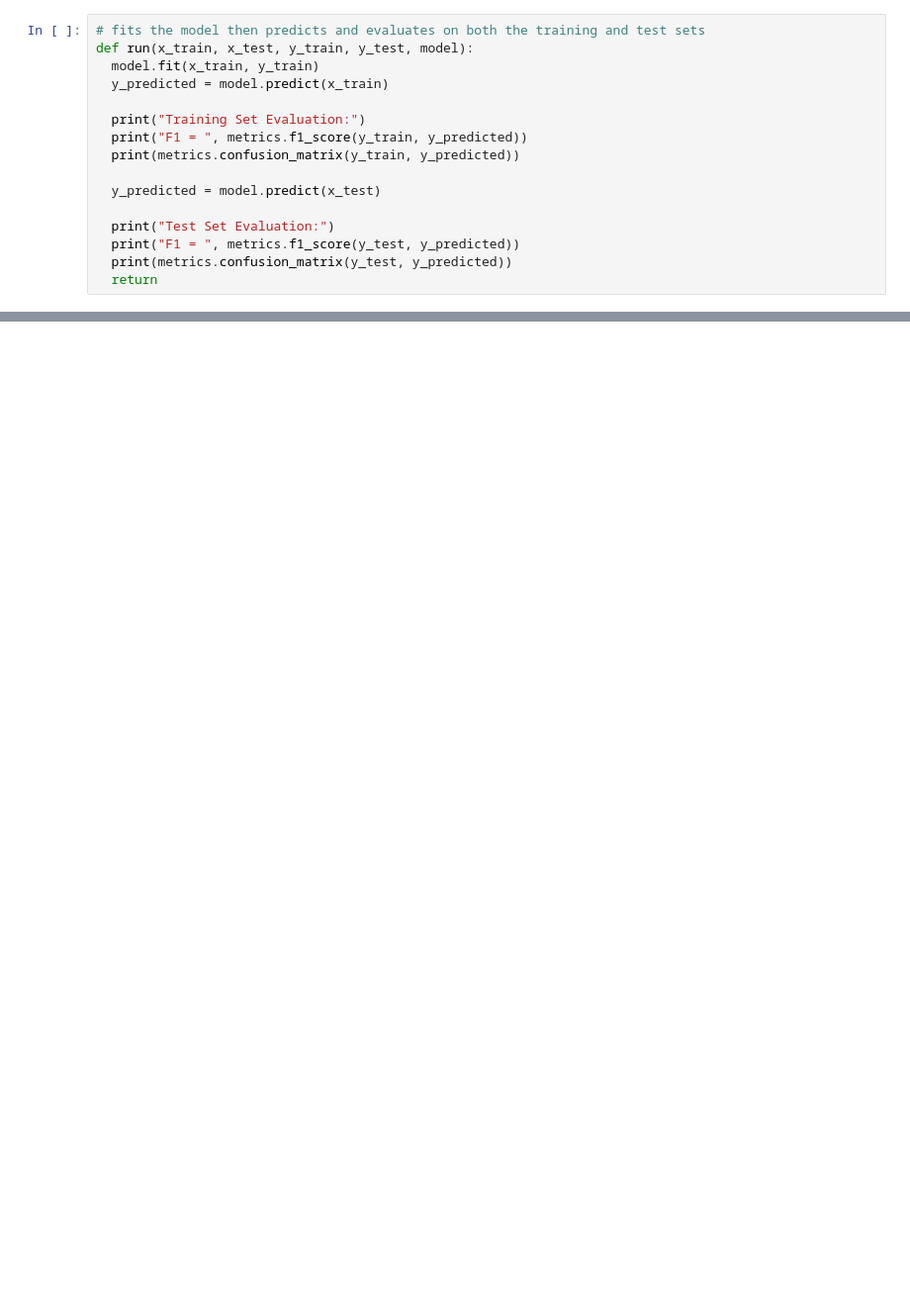
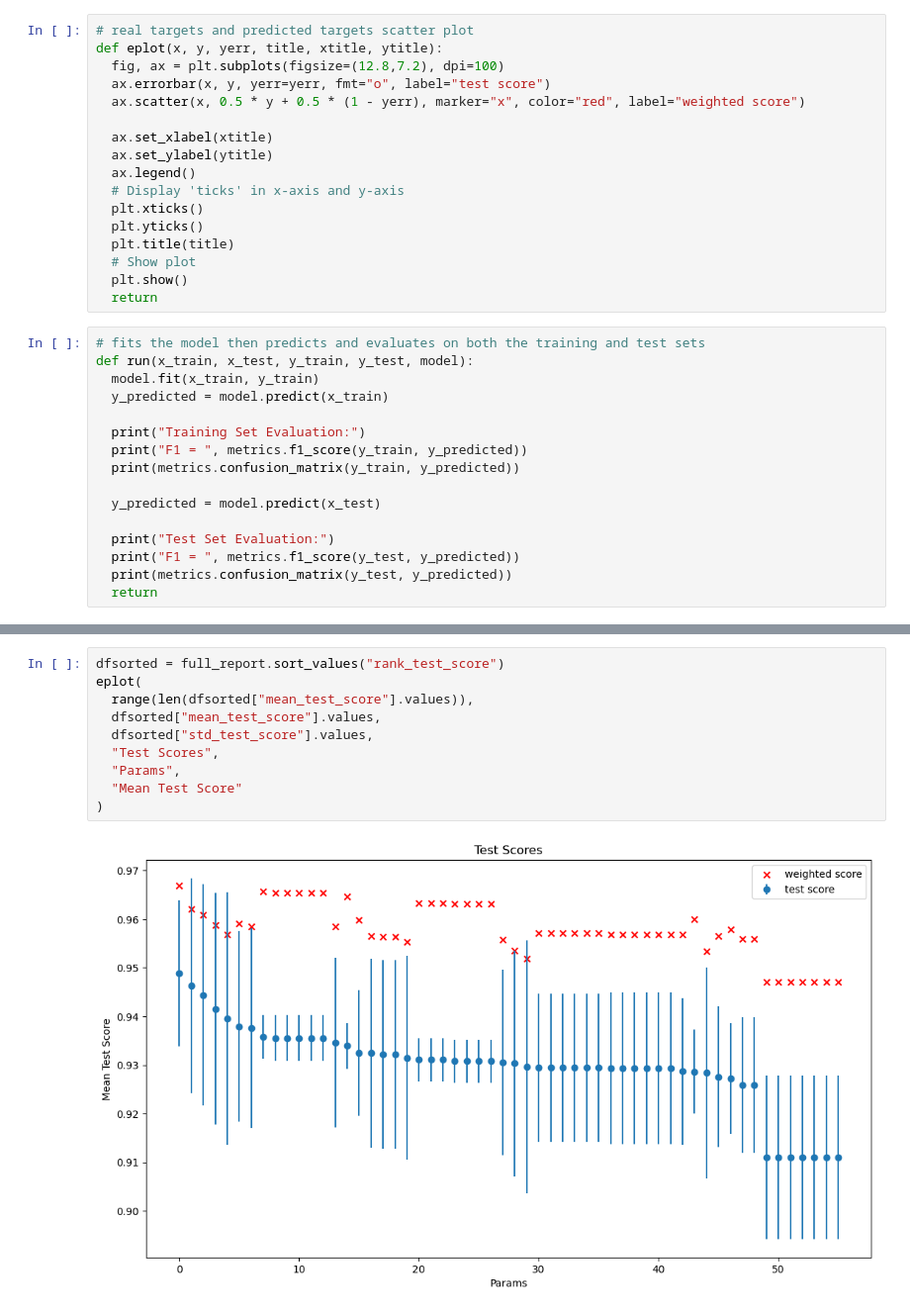
Before and after one commit to EvangelosStefanos/machine-learning-basic-templates, a Jupyter notebook: 02_DecisionTrees.ipynb, the cells around one changed output, grey strips where cells are left out. Shown: that part at 99% size. Saved outputs shown, nothing was run; the diff lists cells and outputs as text; blank space fills up the shorter version.

```diff
--- a/02_DecisionTrees.ipynb
+++ b/02_DecisionTrees.ipynb
@@ -77,6 +78,23 @@ def plot(x, yReal, yPredicted, title):
   # Show plot
   plt.show()
   return
+# %%
+# real targets and predicted targets scatter plot
+def eplot(x, y, yerr, title, xtitle, ytitle):
+  fig, ax = plt.subplots(figsize=(12.8,7.2), dpi=100)
+  ax.errorbar(x, y, yerr=yerr, fmt="o", label="test score")
+  ax.scatter(x, 0.5 * y + 0.5 * (1 - yerr), marker="x", color="red", label="weighted score")
+
+  ax.set_xlabel(xtitle)
+  ax.set_ylabel(ytitle)
+  ax.legend()
+  # Display 'ticks' in x-axis and y-axis
+  plt.xticks()
+  plt.yticks()
+  plt.title(title)
+  # Show plot
+  plt.show()
+  return
 # %%
 # fits the model then predicts and evaluates on both the training and test sets
 def run(x_train, x_test, y_train, y_test, model):
@@ -135,0 +189,12 @@ result
+# %%
+dfsorted = full_report.sort_values("rank_test_score")
+eplot(
+  range(len(dfsorted["mean_test_score"].values)),
+  dfsorted["mean_test_score"].values,
+  dfsorted["std_test_score"].values,
+  "Test Scores",
+  "Params",
+  "Mean Test Score"
+)
+# %% [output]
+[figure, added]
```
Also changed, not shown: parts of 9 cells of this notebook, 2 other files.
